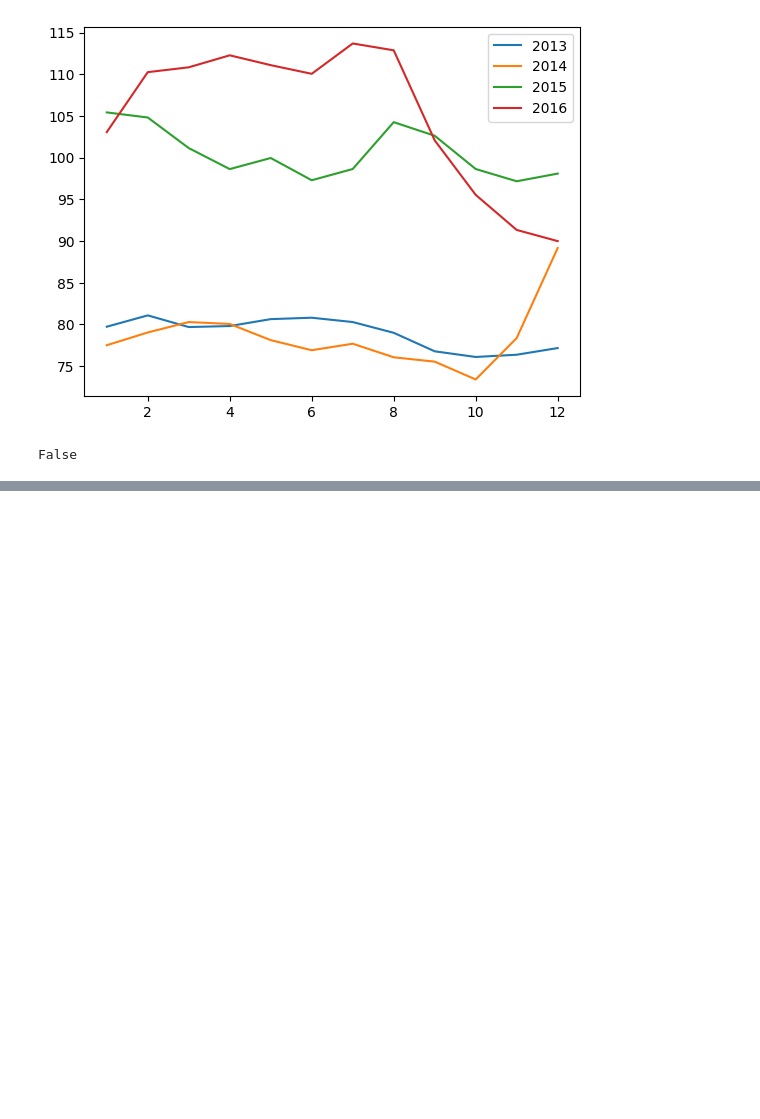
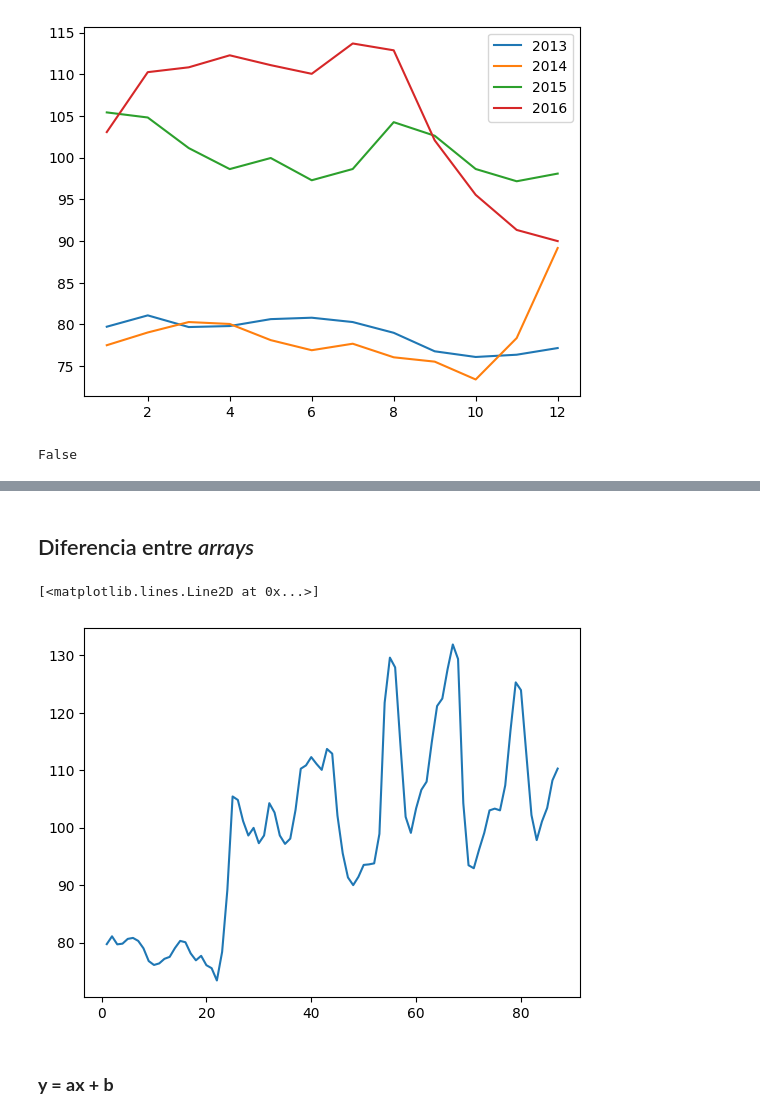
Before and after one commit to maximo-he/Numpy, a Jupyter notebook: Numpy.ipynb, the cells around one changed output, grey strips where cells are left out. Cells and saved outputs as stored; diff of their text form; code cells hidden in the pictures; blank space fills up the shorter version.

Commit message:
03.Operaciones entre arrays

```diff
--- a/Numpy.ipynb
+++ b/Numpy.ipynb
@@ -214,0 +256,9 @@ False
+# %% [markdown]
+## Diferencia entre *arrays*
+# %%
+plt.plot(fechas,Moscu)
+# %% [output]
+[<matplotlib.lines.Line2D at 0x...>]
+[figure, added]
+# %% [markdown]
+### **y = ax + b**
```
Also changed, not shown: parts of 46 cells of this notebook.
